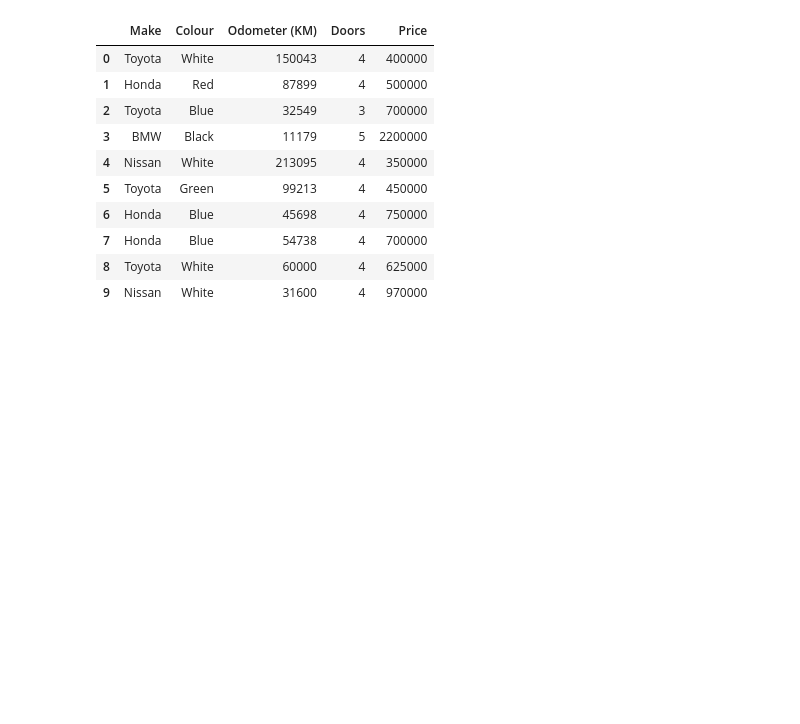
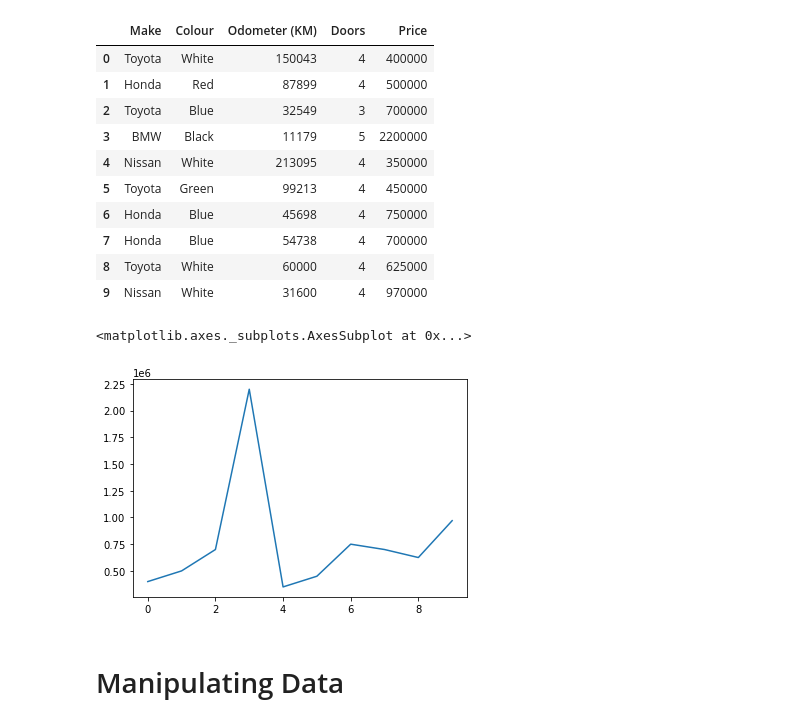
Before and after one commit to Archaeologist03/machine-learning-and-data-science, a Jupyter notebook: introduction-to-pandas.ipynb, the cells around one changed output. Saved outputs shown, nothing was run; the diff lists cells and outputs as text; code cells hidden in the pictures; blank space fills up the shorter version.

Commit message:
Manipulating Data (dropna, inplace, fillna..) - 9

```diff
--- a/introduction-to-pandas.ipynb
+++ b/introduction-to-pandas.ipynb
@@ -393,3 +393,10 @@ car_sales
 | 7 | Honda | Blue | 54738 | 4 | 700000 |
 | 8 | Toyota | White | 60000 | 4 | 625000 |
 | 9 | Nissan | White | 31600 | 4 | 970000 |
+# %%
+car_sales["Price"].plot()
+# %% [output]
+<matplotlib.axes._subplots.AxesSubplot at 0x...>
+[figure, added]
+# %% [markdown]
+# Manipulating Data
```
Also changed, not shown: parts of 15 cells of this notebook, 2 other files.
